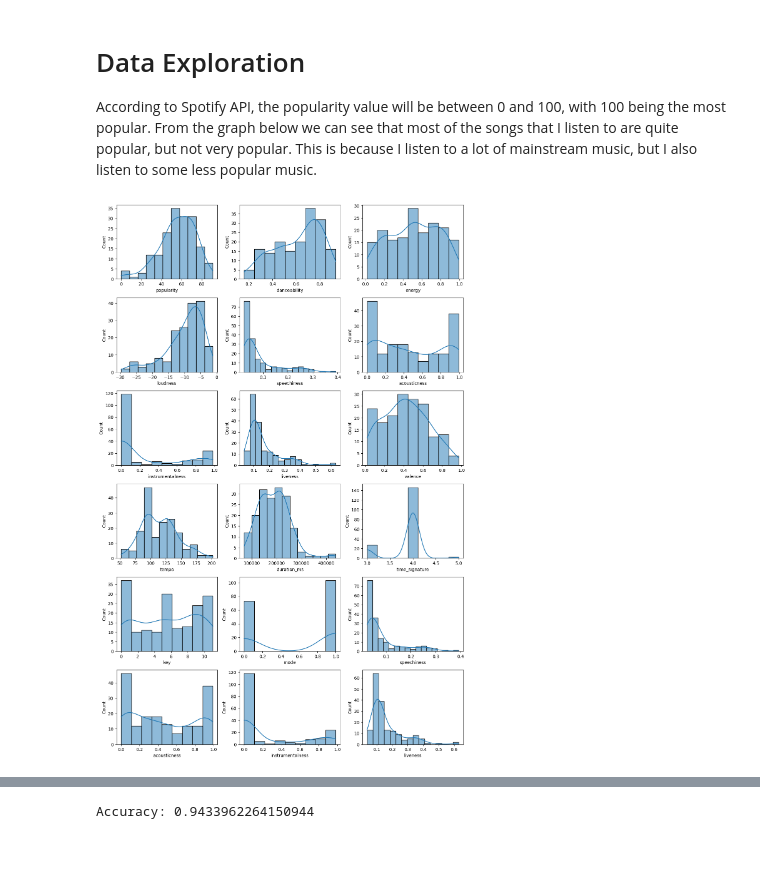
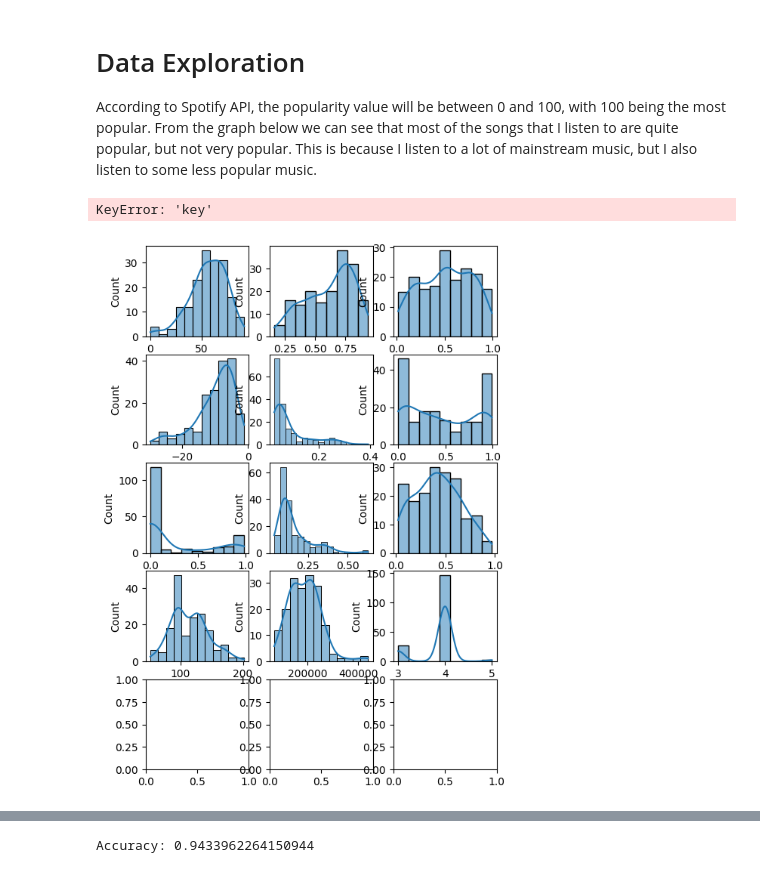
Before and after one commit to bsraya/data-science-portfolio, a Jupyter notebook: song-recommendation-system.ipynb, the cells around one changed output, grey strips where cells are left out. Cells and saved outputs as stored; diff of their text form; code cells hidden in the pictures.

```diff
--- a/song-recommendation-system.ipynb
+++ b/song-recommendation-system.ipynb
@@ -13,7 +13,14 @@ import seaborn as sns
 liked_songs = pd.read_parquet('datasets/cleaned/music-recommendation-system/liked/personal-playlists.parquet')
 unheard_discover_weekly = pd.read_parquet('datasets/cleaned/music-recommendation-system/unheard/discover-weekly.parquet')
 unheard_songs = pd.read_parquet('datasets/cleaned/music-recommendation-system/unheard/categories.parquet')
+unheard_songs = pd.get_dummies(unheard_songs, columns=['key'], dtype=int)
 df = pd.concat([liked_songs, unheard_discover_weekly[unheard_discover_weekly['like'].notnull()]], ignore_index=True)
+df = pd.get_dummies(df, columns=['key'], dtype=int)
+# rearrange columns, where 'like' is the last column and 'listen' is at the second last column
+cols = list(df.columns.values)
+cols.pop(cols.index('like'))
+cols.pop(cols.index('listen'))
+df = df[cols+['listen', 'like']]
 df['listen'] = df['listen'].astype(int)
 df['like'] = df['like'].astype(int)
 # %%
@@ -51,28 +54,25 @@ sns.heatmap(corr, mask=mask, cmap=cmap, vmax=.5, vmin=-.5, center=0,
 
 According to Spotify API, the popularity value will be between 0 and 100, with 100 being the most popular. From the graph below we can see that most of the songs that I listen to are quite popular, but not very popular. This is because I listen to a lot of mainstream music, but I also listen to some less popular music.
 # %%
-fig, axes = plt.subplots(6, 3, figsize=(12, 18))
+fig, axes = plt.subplots(5, 3, figsize=(6, 9))
 
 sns.histplot(df['popularity'], kde=True, ax=axes[0, 0])
 sns.histplot(df['danceability'], kde=True, ax=axes[0, 1])
 sns.histplot(df['energy'], kde=True, ax=axes[0, 2])
 sns.histplot(df['loudness'], kde=True, ax=axes[1, 0])
 sns.histplot(df['speechiness'], kde=True, ax=axes[1, 1])
 sns.histplot(df['acousticness'], kde=True, ax=axes[1, 2])
 sns.histplot(df['instrumentalness'], kde=True, ax=axes[2, 0])
 sns.histplot(df['liveness'], kde=True, ax=axes[2, 1])
 sns.histplot(df['valence'], kde=True, ax=axes[2, 2])
 sns.histplot(df['tempo'], kde=True, ax=axes[3, 0])
 sns.histplot(df['duration_ms'], kde=True, ax=axes[3, 1])
 sns.histplot(df['time_signature'], kde=True, ax=axes[3, 2])
 sns.histplot(df['key'], kde=True, ax=axes[4, 0])
 sns.histplot(df['mode'], kde=True, ax=axes[4, 1])
-sns.histplot(df['speechiness'], kde=True, ax=axes[4, 2])
-sns.histplot(df['acousticness'], kde=True, ax=axes[5, 0])
-sns.histplot(df['instrumentalness'], kde=True, ax=axes[5, 1])
-sns.histplot(df['liveness'], kde=True, ax=axes[5, 2])
 
 plt.tight_layout()
 plt.show()
 # %% [output]
+KeyError: 'key'
-[figure, old version]
+[figure, new version]
```
Also changed, not shown: parts of 14 cells of this notebook.
